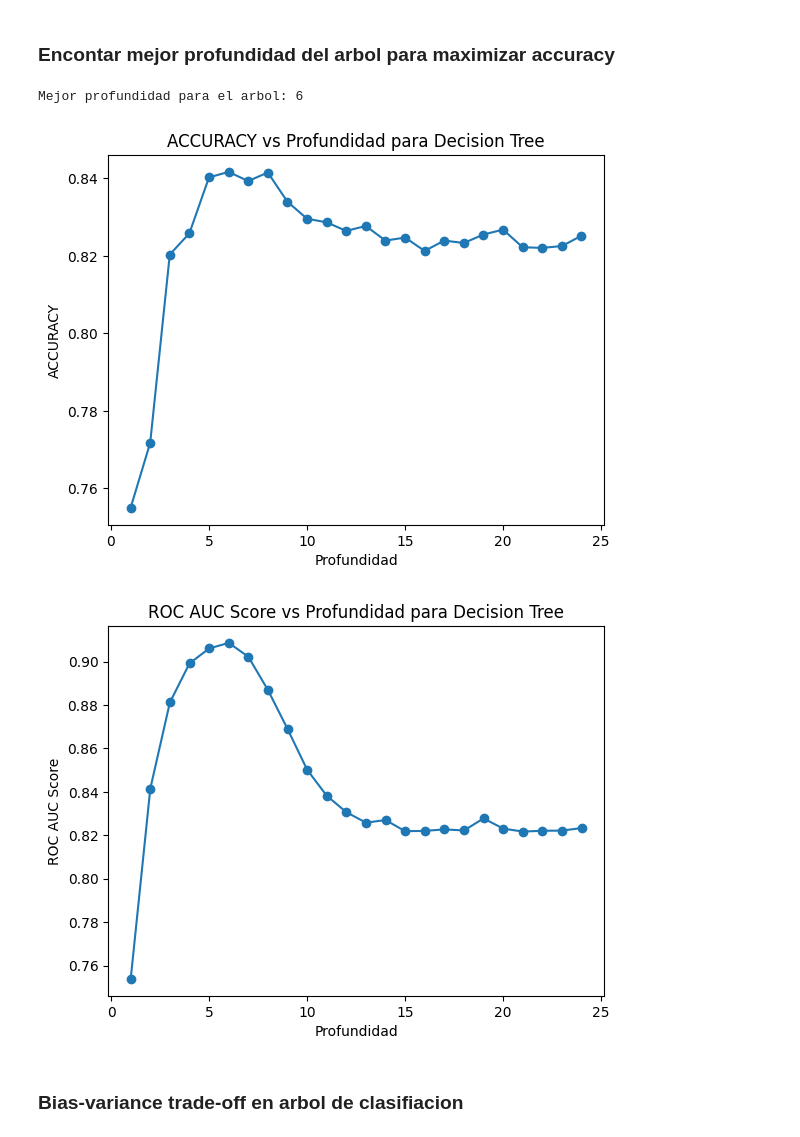
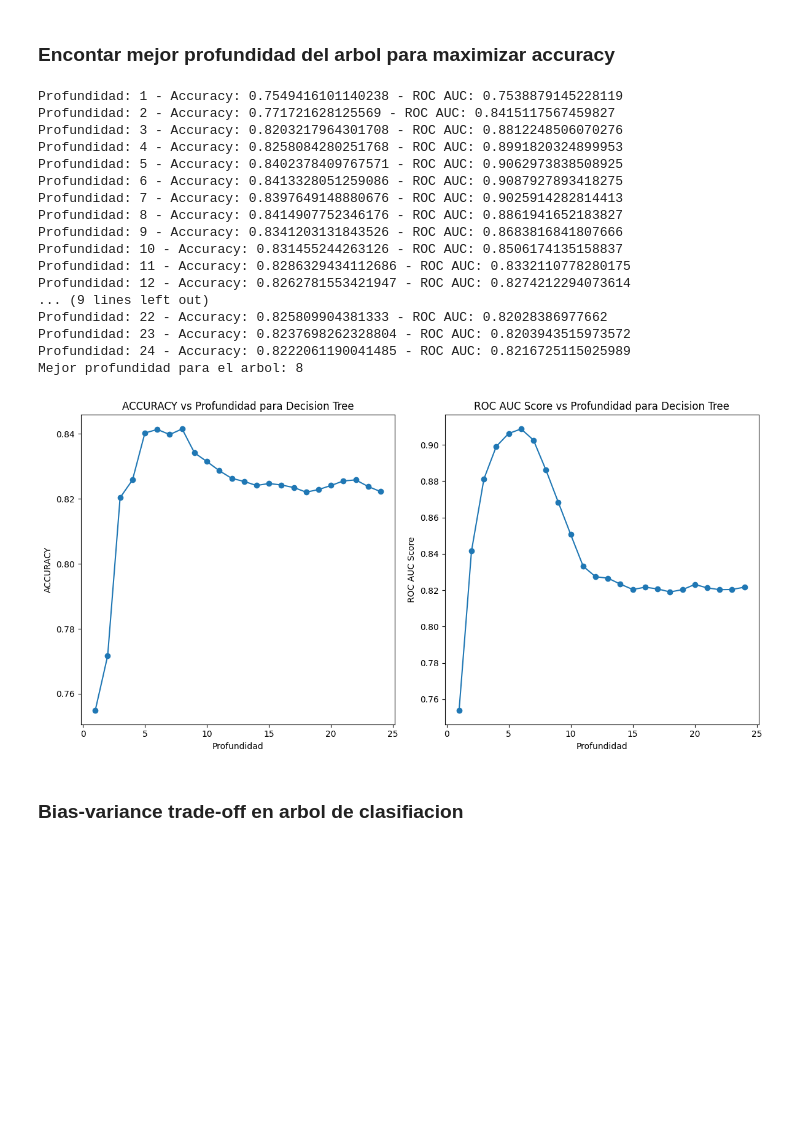
Before and after one commit to MatiasdeBuren/Final-Modelos-y-Simulacion, a Jupyter notebook: modelosFinal.ipynb, the cells around one changed output. Cells and saved outputs as stored; diff of their text form; code cells hidden in the pictures; blank space fills up the shorter version.

```diff
--- a/modelosFinal.ipynb
+++ b/modelosFinal.ipynb
@@ -1019,34 +1243,56 @@ ROC AUC Score: 0.8219544846050871
 # %%
 x_train, x_test, y_train, y_test = train_test_split(X, y_boolean, test_size=0.2, random_state=42)
 def findBestDeep(X, y, deep_values):
     accuracy_scores = []
     roc_auc_scores = []
     for deep in deep_values:
         model = tree.DecisionTreeClassifier(max_depth=deep)
         accuracy_scores.append(np.mean(cross_val_score(model, X, y, scoring='accuracy', cv=10)))
         roc_auc_scores.append(np.mean(cross_val_score(model, X, y, scoring='roc_auc', cv=10)))
+        print(f"Profundidad: {deep} - Accuracy: {accuracy_scores[-1]} - ROC AUC: {roc_auc_scores[-1]}")
     best_deep = deep_values[np.argmax(accuracy_scores)]
     return best_deep, accuracy_scores, roc_auc_scores
 
 deep_values = np.arange(1, 25, 1)
 best_deep, accur, roc_auc_scores = findBestDeep(X, y_boolean, deep_values)
 print(f'Mejor profundidad para el arbol: {best_deep}')
 
-plt.plot(deep_values, accur, marker='o')
-plt.xlabel('Profundidad')
-plt.ylabel('ACCURACY')
-plt.title('ACCURACY vs Profundidad para Decision Tree')
+fig, ax = plt.subplots(1, 2, figsize=(12, 6))
+
+# Graficar Accuracy vs Profundidad
+ax[0].plot(deep_values, accur, marker='o')
+ax[0].set_xlabel('Profundidad')
+ax[0].set_ylabel('ACCURACY')
+ax[0].set_title('ACCURACY vs Profundidad para Decision Tree')
+
+# Graficar ROC AUC Score vs Profundidad
+ax[1].plot(deep_values, roc_auc_scores, marker='o')
+ax[1].set_xlabel('Profundidad')
+ax[1].set_ylabel('ROC AUC Score')
+ax[1].set_title('ROC AUC Score vs Profundidad para Decision Tree')
+
+# Mostrar los gráficos
+plt.tight_layout()
 plt.show()
-
-plt.plot(deep_values, roc_auc_scores, marker='o')
-plt.xlabel('Profundidad')
-plt.ylabel('ROC AUC Score')
-plt.title('ROC AUC Score vs Profundidad para Decision Tree')
-plt.show()
 # %% [output]
-Mejor profundidad para el arbol: 6
+Profundidad: 1 - Accuracy: 0.7549416101140238 - ROC AUC: 0.7538879145228119
+Profundidad: 2 - Accuracy: 0.771721628125569 - ROC AUC: 0.8415117567459827
+Profundidad: 3 - Accuracy: 0.8203217964301708 - ROC AUC: 0.8812248506070276
+Profundidad: 4 - Accuracy: 0.8258084280251768 - ROC AUC: 0.8991820324899953
+Profundidad: 5 - Accuracy: 0.8402378409767571 - ROC AUC: 0.9062973838508925
+Profundidad: 6 - Accuracy: 0.8413328051259086 - ROC AUC: 0.9087927893418275
+Profundidad: 7 - Accuracy: 0.8397649148880676 - ROC AUC: 0.9025914282814413
+Profundidad: 8 - Accuracy: 0.8414907752346176 - ROC AUC: 0.8861941652183827
+Profundidad: 9 - Accuracy: 0.8341203131843526 - ROC AUC: 0.8683816841807666
+Profundidad: 10 - Accuracy: 0.831455244263126 - ROC AUC: 0.8506174135158837
+Profundidad: 11 - Accuracy: 0.8286329434112686 - ROC AUC: 0.8332110778280175
+Profundidad: 12 - Accuracy: 0.8262781553421947 - ROC AUC: 0.8274212294073614
+... (9 lines left out)
+Profundidad: 22 - Accuracy: 0.825809904381333 - ROC AUC: 0.82028386977662
+Profundidad: 23 - Accuracy: 0.8237698262328804 - ROC AUC: 0.8203943515973572
+Profundidad: 24 - Accuracy: 0.8222061190041485 - ROC AUC: 0.8216725115025989
+Mejor profundidad para el arbol: 8
-[figure, old version]
+[figure, new version]
-[figure, removed]
 # %% [markdown]
 ### Bias-variance trade-off en arbol de clasifiacion
 # %%
```
Also changed, not shown: parts of 40 cells of this notebook.
